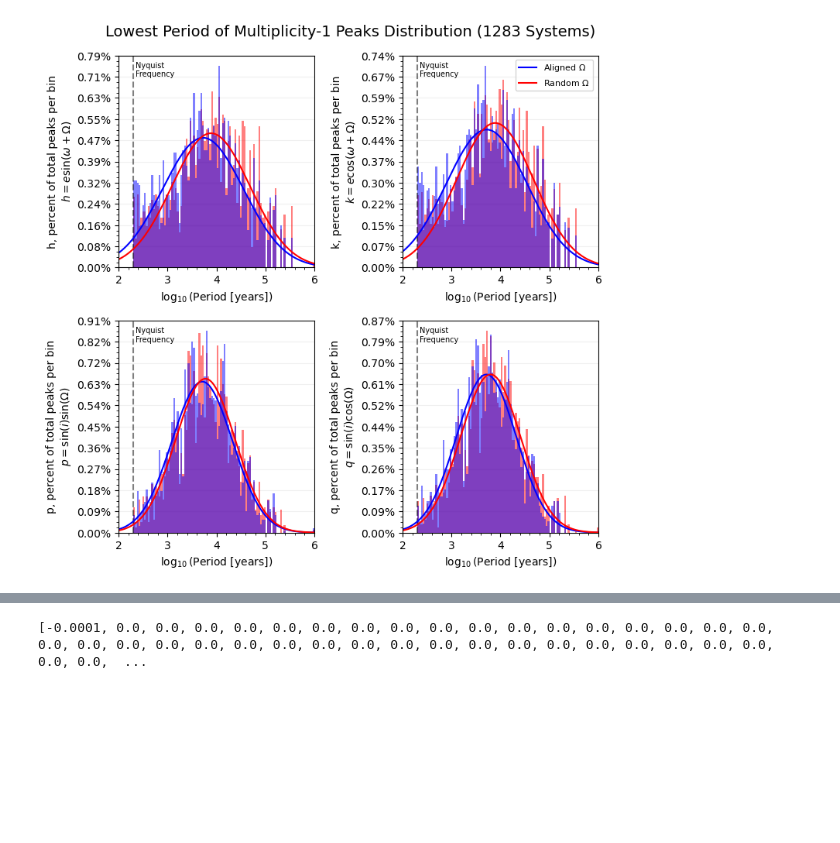
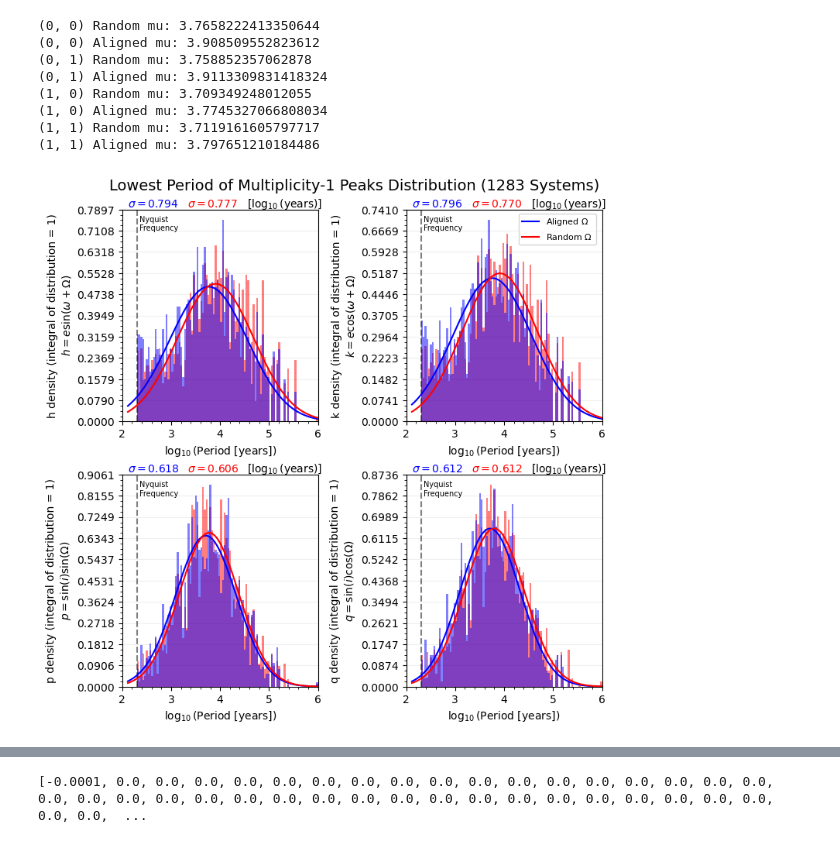
Before and after one commit to NathanielTanglin/Debiasing_Kepler_Data, a Jupyter notebook: src/power_spectra/plot_power_spectra.ipynb, the cells around one changed output, grey strips where cells are left out. Saved outputs shown, nothing was run; the diff lists cells and outputs as text; code cells hidden in the pictures; blank space fills up the shorter version.

```diff
--- a/src/power_spectra/plot_power_spectra.ipynb
+++ b/src/power_spectra/plot_power_spectra.ipynb
@@ -601,10 +626,25 @@ for unstable_system in system_names.unstable_systems:
 system_filepaths = [os.path.join(path, file) for file in files]
 # %%
 plot_peaks(['..\\..\\data\\processed\\vectors\\sysSim_996.csv'], planet = 3)
+# %%
+gaussian_ranges = [
+    [(2.5, 6.0), (2.5, 6.0)],
+    [(2.0, 6.0), (2.0, 6.0)]
+]
+
+plot_power_spectra_histogram(system_filepaths, gaussian_ranges = gaussian_ranges, peak_period_range = (0, 1), savename = 'power_spectra_histogram_lowest_period', title = 'Lowest Period of Multiplicity-1 Peaks Distribution ({n} Systems)')
+# %% [output]
+(0, 0) Random mu: 3.7658222413350644
+(0, 0) Aligned mu: 3.908509552823612
+(0, 1) Random mu: 3.758852357062878
+(0, 1) Aligned mu: 3.9113309831418324
+(1, 0) Random mu: 3.709349248012055
+(1, 0) Aligned mu: 3.7745327066808034
+(1, 1) Random mu: 3.7119161605797717
+(1, 1) Aligned mu: 3.797651210184486
+[figure, added]
 # %%
-plot_power_spectra_histogram(system_filepaths, peak_period_range = (0, 1), savename = 'power_spectra_histogram_lowest_period', title = 'Lowest Period of Multiplicity-1 Peaks Distribution ({n} Systems)')
+plot_power_spectra_histogram(system_filepaths, gaussian_ranges = gaussian_ranges, peak_period_range = (0, 1), savename = 'power_spectra_histogram_lowest_period', title = 'Lowest Period of Multiplicity-1 Peaks Distribution ({n} Systems)')
-# %% [output]
-[figure, removed]
 # %%
 savename = 'power_spectra_histogram_short_period'
 title = 'Zoomed Power Spectra Multiplicity-1 Peaks Distribution ({n} Systems)'
```
Also changed, not shown: parts of 6 cells of this notebook, 14 other files.
